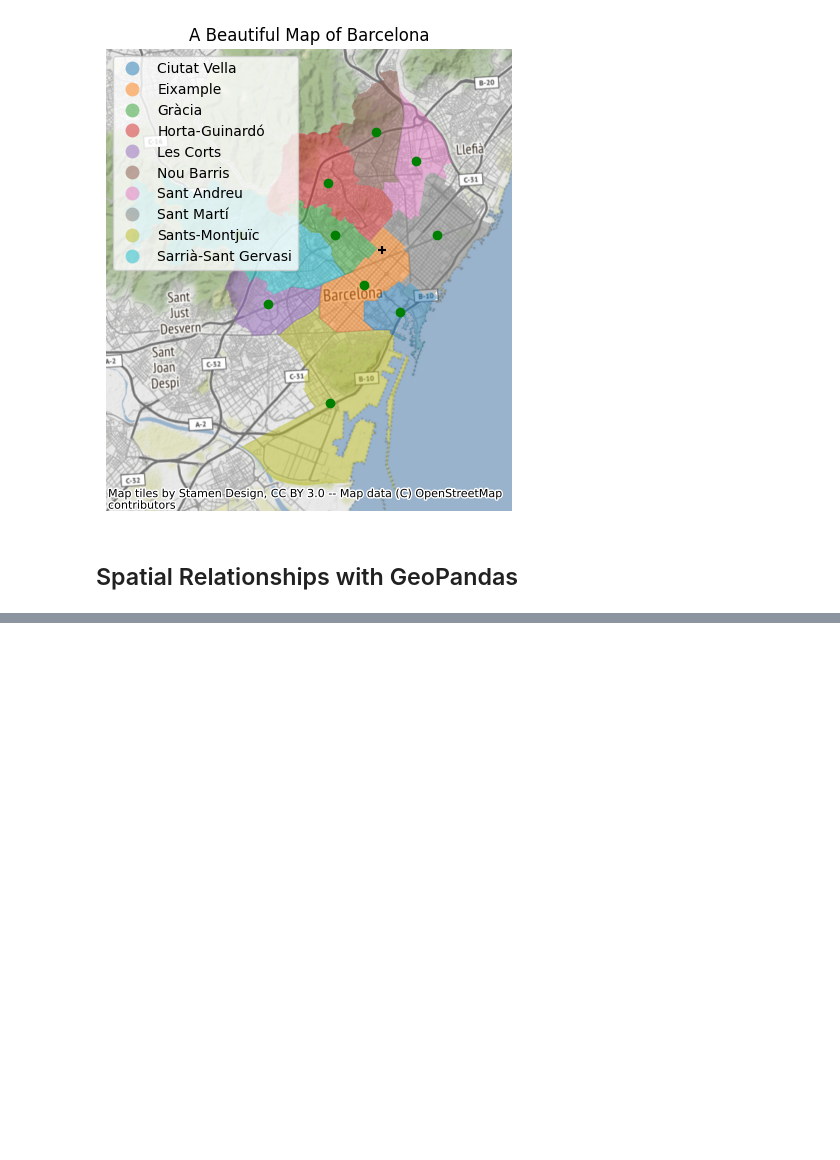
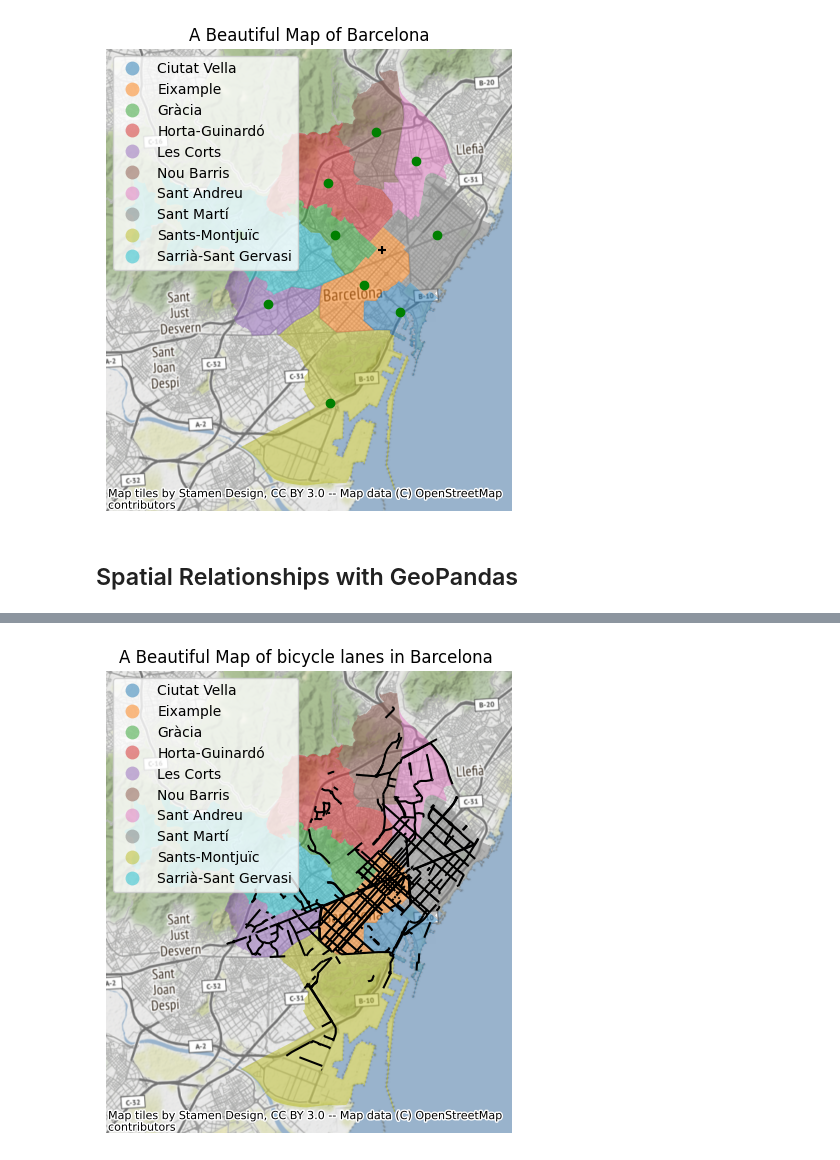
Before and after one commit to anastasiiakhil/EO-Data-Techniques, a Jupyter notebook: Intro_to_GeoPandas.ipynb, the cells around one changed output, grey strips where cells are left out. Cells and saved outputs as stored; diff of their text form; code cells hidden in the pictures; blank space fills up the shorter version.

```diff
--- a/Intro_to_GeoPandas.ipynb
+++ b/Intro_to_GeoPandas.ipynb
@@ -165,0 +171,6 @@ plt.axis('off');
+# %%
+population = pd.read_csv('./data/2022_padro_sexe.csv', usecols=['Nom_Districte','Nombre'])
+population = pd.DataFrame(population.groupby('Nom_Districte')['Nombre'].sum()).reset_index()
+population.columns=['NOM','population_22']
+districts = districts.merge(population)
+districts.head()
@@ -165,0 +187,6 @@ plt.axis('off');
+# %%
+path_2 = 'https://opendata-ajuntament.barcelona.cat/resources/bcn/CarrilsBici/CARRIL_BICI.geojson'
+bike_lane = geopd.read_file(path_2)
+bike_lane = bike_lane.loc[:,['ID','geometry']]
+bike_lane.to_crs(epsg=2062, inplace=True)
+bike_lane.head()
@@ -165,0 +226,8 @@ plt.axis('off');
+# %%
+ax = districts.plot(column='NOM', figsize=(10, 6), alpha=0.5, legend=True, legend_kwds={'loc': 'upper left'})
+bike_lane["geometry"].plot(ax=ax, color="black")
+contextily.add_basemap(ax, crs=districts.crs.to_string())
+plt.title('A Beautiful Map of bicycle lanes in Barcelona')
+plt.axis('off');
+# %% [output]
+[figure, added]
```
Also changed, not shown: parts of 17 cells of this notebook.
